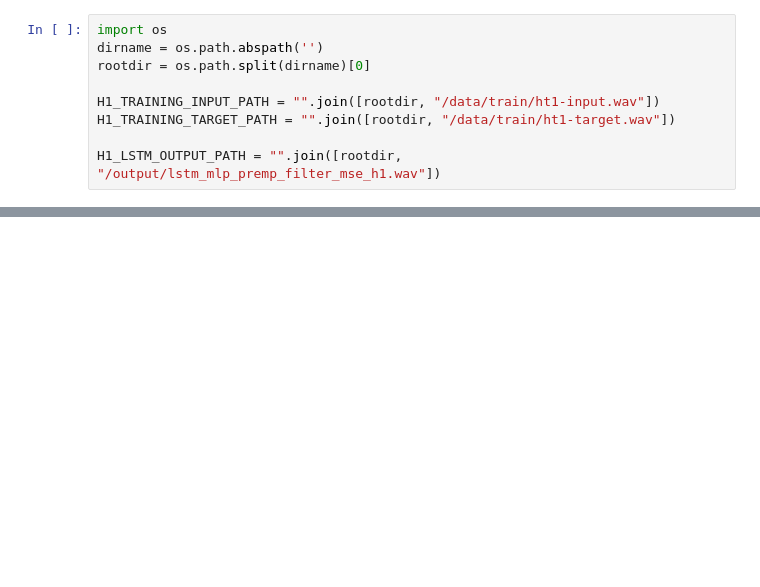
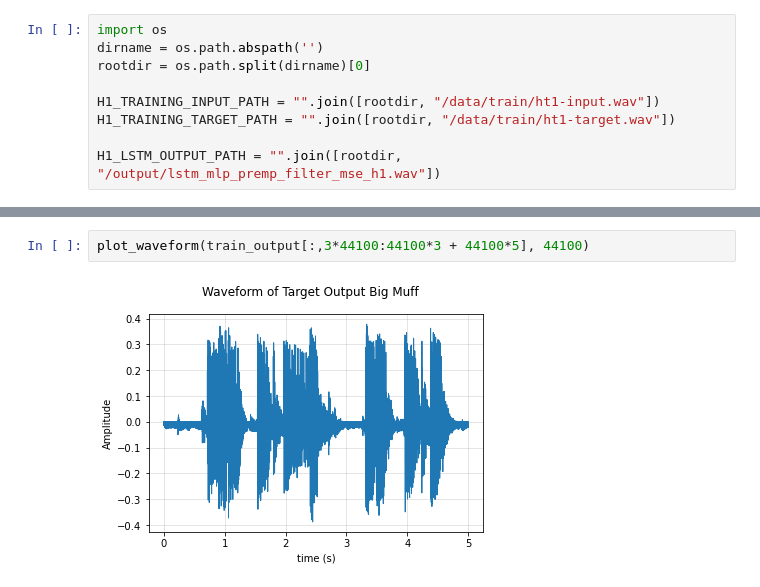
Before and after one commit to brynluisi/neural-audio, a Jupyter notebook: notebooks/IIR Visualization.ipynb, the cells around one changed output, grey strips where cells are left out. Saved outputs shown, nothing was run; the diff lists cells and outputs as text; blank space fills up the shorter version.

```diff
--- a/notebooks/IIR Visualization.ipynb
+++ b/notebooks/IIR Visualization.ipynb
@@ -39,0 +106,4 @@ plt.show()
+# %%
+plot_waveform(train_output[:,3*44100:44100*3 + 44100*5], 44100)
+# %% [output]
+[figure, added]
```
Also changed, not shown: parts of 12 cells of this notebook, 12 other files.
